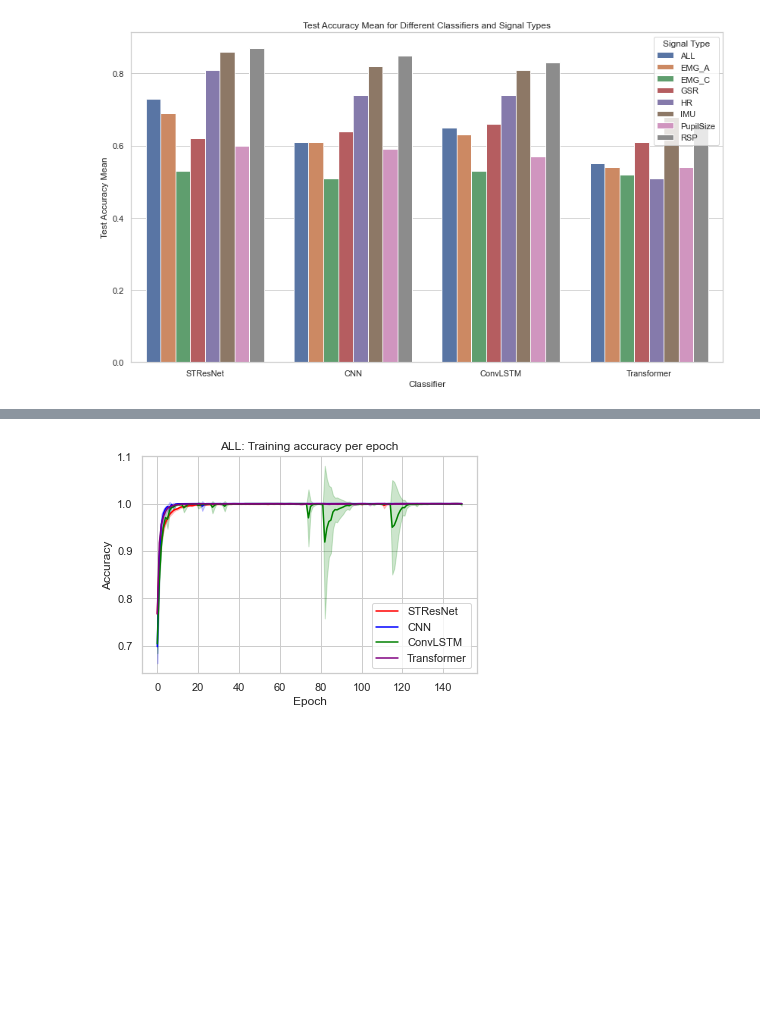
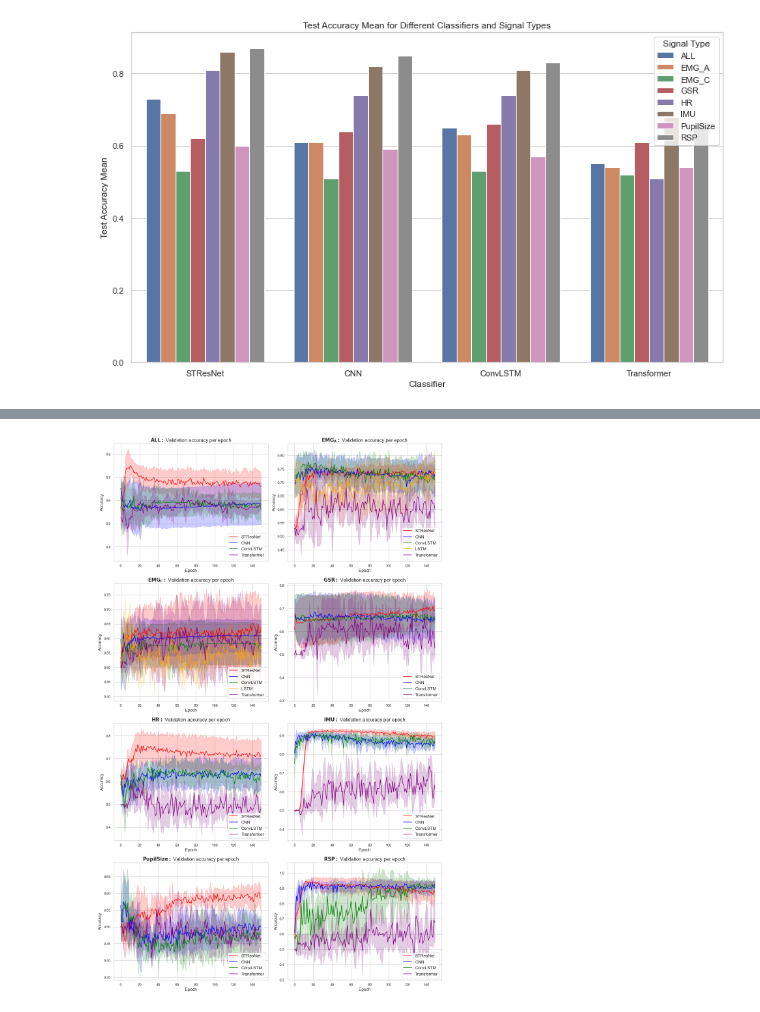
Before and after one commit to michalgnacek/co2-study, a Jupyter notebook: notebooks/7_end_to_end_train_eval.ipynb, the cells around one changed output, grey strips where cells are left out. Drawn from its saved outputs; the diff is of its cells as text; code cells hidden in the pictures; blank space fills up the shorter version.

```diff
--- a/notebooks/7_end_to_end_train_eval.ipynb
+++ b/notebooks/7_end_to_end_train_eval.ipynb
@@ -551,31 +662,63 @@ results_df
 # %%
-#plt average accuracy withper epoch with
+import os
+import numpy as np
+import matplotlib.pyplot as plt
+
 model_colors = {'CNN': 'blue', 'STResNet': 'red', 'ConvLSTM': 'green', 'LSTM': 'orange', 'Transformer': 'purple'}
-#plt.figure(figsize=(10,5))
+sensor_names = ['ALL', 'EMG_A', 'EMG_C', 'GSR', 'HR', 'IMU', 'PupilSize', 'RSP']
+
+# Assuming sensor_names is a list of sensor names
+#sensor_names = [...]
+
+# Number of figures per row
+figures_per_row = 2
+
+# Calculate number of rows needed
+num_rows = len(sensor_names) // figures_per_row
+
+# Create a single figure for all rows
+plt.figure(figsize=(15, 6 * num_rows))  # Adjust the figure size as needed
+
+for row in range(num_rows):
+    for col in range(figures_per_row):
+        index = row * figures_per_row + col
+        if index < len(sensor_names):
+            sensor_name = sensor_names[index]
+
+            # Load data
+            _, history_dict = load_data(sensor_name)
+
+            # Create subplot
+            plt.subplot(num_rows, figures_per_row, row * figures_per_row + col + 1)
+
+            for model_name, history_arr in history_dict.items():
+                model_acc_arr = []
+                for history in history_arr:
+                    if model_name == 'STResNet':
+                        fold_acc = history['val_acc']
+                    else:
+                        fold_acc = history['val_accuracy']
+                    model_acc_arr.append(fold_acc)
+
+                plt.plot(np.mean(model_acc_arr, axis=0), color=model_colors[model_name], label=model_name)
+                #plot shaded confidence
+                mean = np.mean(model_acc_arr, axis=0)
+                std = np.std(model_acc_arr, axis=0)
+                plt.fill_between(np.arange(len(mean)), mean-std, mean+std, alpha=0.2, color=model_colors[model_name])
+
+            #plt.title(r'$\bf{' + sensor_name + ':' + '}$ Training accuracy per epoch', fontsize=15)
+            plt.title(r'$\bf{' + sensor_name + ':' +'}$ Validation accuracy per epoch', fontsize=15)
 
 
-for sensor_name in sensor_names:
-    plt.title(sensor_name + ': Training accuracy per epoch')
-    # Load data
-    _, history_dict = load_data(sensor_name)
+            plt.legend(fontsize=13, loc='lower right')
+            plt.ylabel('Accuracy', fontsize=13)
+            plt.xlabel('Epoch', fontsize=13)
 
-    for model_name, history_arr in history_dict.items():
-        model_acc_arr = []
-        for history in history_arr:
-            if model_name == 'STResNet':
-                fold_acc = history['acc']
-            else:
-                fold_acc = history['accuracy']
-            model_acc_arr.append(fold_acc)
+# Adjust layout to prevent overlapping
+plt.tight_layout()
 
-        plt.plot(np.mean(model_acc_arr, axis=0), color=model_colors[model_name], label=model_name)
-        #plot shaded confidence
-        mean = np.mean(model_acc_arr, axis=0)
-        std = np.std(model_acc_arr, axis=0)
-        plt.fill_between(np.arange(len(mean)), mean-std, mean+std, alpha=0.2, color=model_colors[model_name])
-    plt.legend()
-    plt.ylabel('Accuracy')
-    plt.xlabel('Epoch')
-    plt.show()
+# Save or show the plot
+plt.savefig(os.path.join(TEMP_FOLDER, "validation_accuracy_per_epoch"))
+plt.show()
 # %% [output]
-[figure, old version]
+[figure, new version]
```
Also changed, not shown: parts of 5 cells of this notebook, 3 other files.
